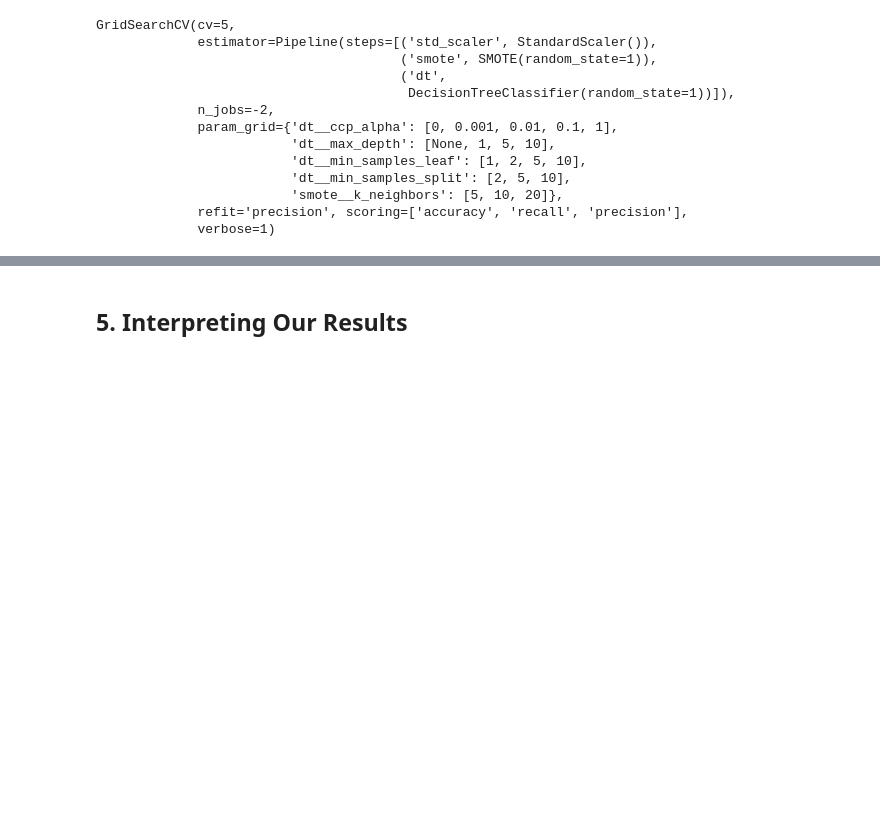
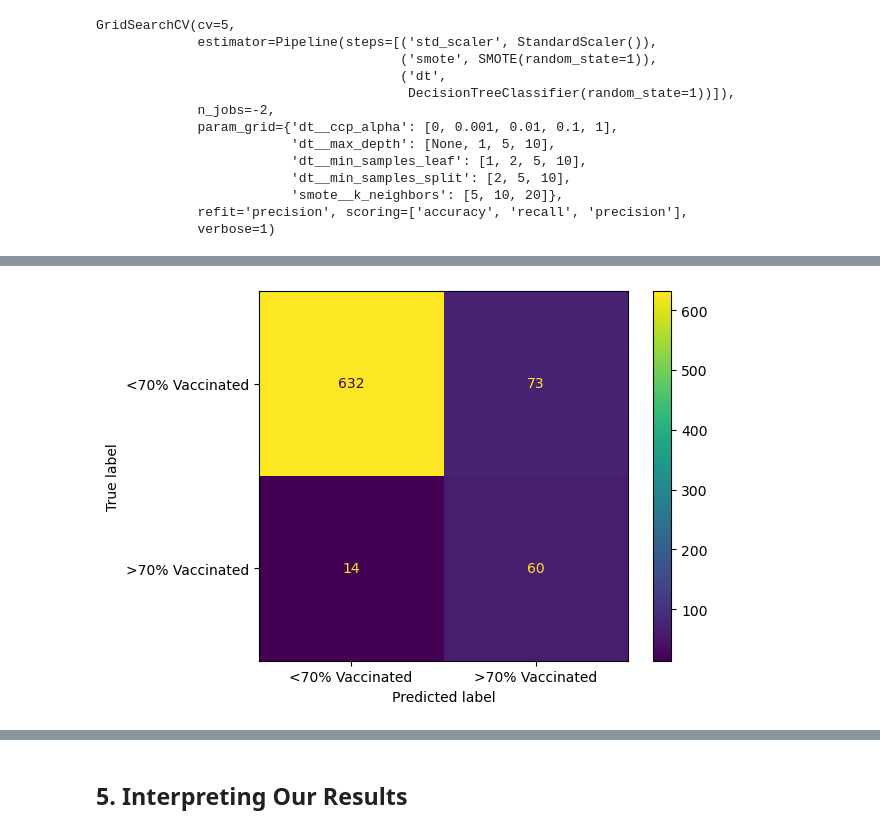
Before and after one commit to natehiatt/covid_vax_project, a Jupyter notebook: Final.ipynb, the cells around one changed output, grey strips where cells are left out. Saved outputs shown, nothing was run; the diff lists cells and outputs as text; code cells hidden in the pictures; blank space fills up the shorter version.

```diff
--- a/Final.ipynb
+++ b/Final.ipynb
@@ -1261,0 +1273,16 @@ def best_gs(gs_model):
+# %%
+pipe_lr = imbPipeline([
+    ('std_scaler', StandardScaler()),
+    ('smote', SMOTE(random_state=42, sampling_strategy="minority", k_neighbors=10)),
+    ('lr', LogisticRegression(random_state=1, max_iter=1000, penalty='l2', C=1e5))
+])
+
+pipe_grid_lr = {
+    'smote__k_neighbors': [5, 10, 20],
+    'lr__penalty': ['l1', 'l2'],
+    'lr__C': [1e5, 1e3, 1, .1, .01, .001],
+    'lr__solver': ['liblinear', 'saga', 'lbfgs']
+}
+
+gs_pipe_lr = GridSearchCV(pipe_lr, pipe_grid_lr, cv=5, scoring=['accuracy', 'recall', 'precision'], refit='precision', n_jobs=-2, verbose=1, return_train_score=True)
+gs_pipe_lr.fit(X_train, y_train)
@@ -1261,0 +1334,11 @@ def best_gs(gs_model):
+# %%
+pipe_grid_lr2 = {
+    'smote__k_neighbors': [2, 5, 10],
+    'lr__penalty': ['l1', 'l2', 'elasticnet', None],
+    'lr__C': [1e7, 1e5, 1e3],
+    'lr__solver': ['liblinear', 'saga'],
+    'lr__l1_ratio': [0, .25, .5, .75, 1]
+}
+
+gs_pipe_lr2 = GridSearchCV(pipe_lr, pipe_grid_lr2, cv=5, verbose=1, scoring=['accuracy', 'recall', 'precision'], refit='precision', n_jobs=-2)
+gs_pipe_lr2.fit(X_train, y_train)
@@ -1261,0 +1373,4 @@ def best_gs(gs_model):
+# %%
+plot_cm(y_test, gs_pipe_lr2.predict(X_test))
+# %% [output]
+[figure, added]
```
Also changed, not shown: parts of 20 cells of this notebook, 2 other files.
